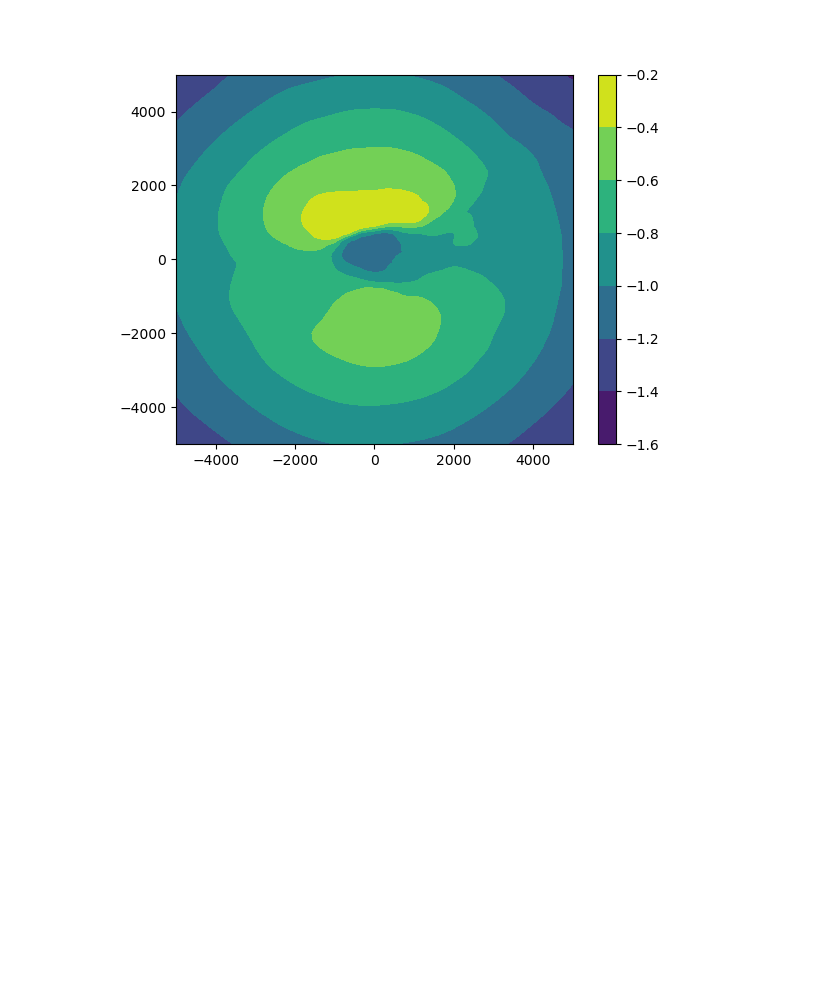
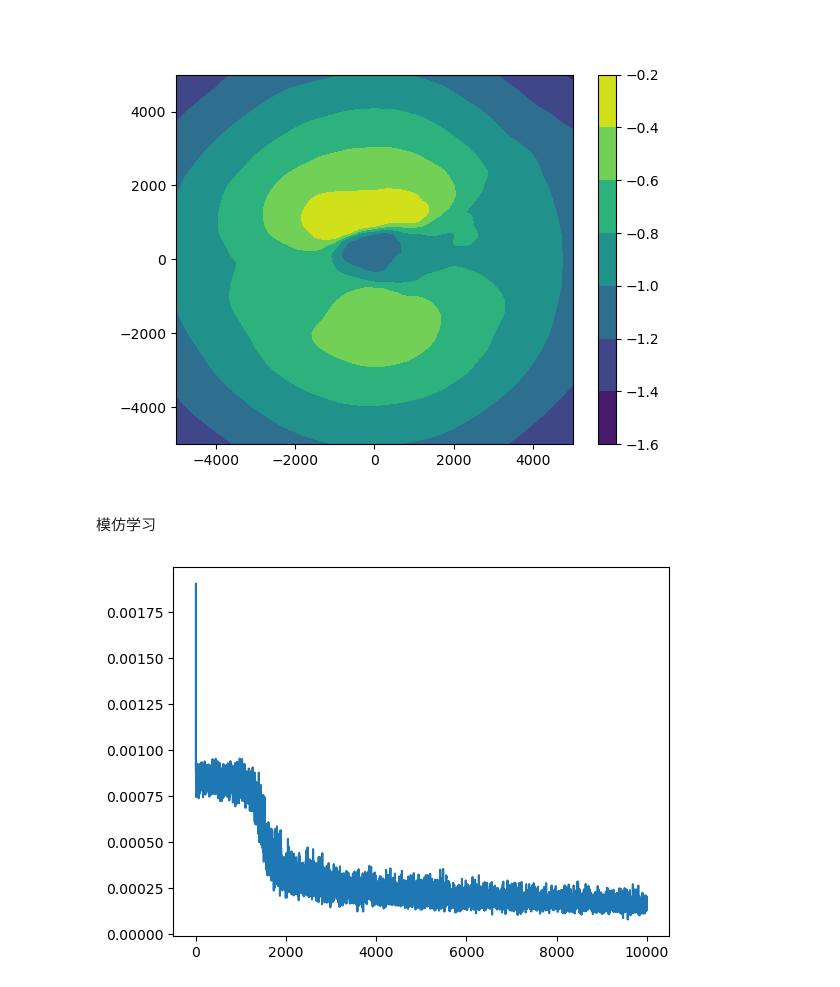
Before and after one commit to liziyao99/multi-debris-avoidance, a Jupyter notebook: quickStart.ipynb, the cells around one changed output. Cells and saved outputs as stored; diff of their text form; code cells hidden in the pictures; blank space fills up the shorter version.

```diff
--- a/quickStart.ipynb
+++ b/quickStart.ipynb
@@ -119,3 +121,28 @@ target = target.detach().cpu().numpy().flatten()
 _ = plt.scatter(target[axis[0]], target[axis[1]], c="r") # planner's output
 # %% [output]
 [figure]
+# %% [markdown]
+模仿学习
+# %%
+from env.propagators.hierarchicalPropagator import impulsePropagator
+import torch
+import numpy as np
+import matplotlib.pyplot as plt
+
+impulse_bound = 0.1
+prop = impulsePropagator(3, device="cuda", h1_step=30, h2_step=120,
+                         impulse_bound=impulse_bound, safe_dist=2000.)
+batch_size = 320
+max_loop = 15
+impulse_num = 20
+
+from agent.net import boundedFcNet, boundedLSTM
+upper_bounds = [ impulse_bound]*3
+lower_bounds = [-impulse_bound]*3
+actor = boundedFcNet(prop.obs_dim, 3, [512]*4,
+                     upper_bounds=upper_bounds,
+                     lower_bounds=lower_bounds).to("cuda")
+# actor = boundedLSTM(prop.obs_dim, 3, 128, 12, [512]*3,
+#                     upper_bounds=upper_bounds,
+#                     lower_bounds=lower_bounds).to("cuda")
+opt1 = torch.optim.Adam(actor.parameters(), lr=0.001)
@@ -121,0 +169,23 @@ _ = plt.scatter(target[axis[0]], target[axis[1]], c="r") # planner's output
+# %%
+from data.loader import npzLoader
+i = 1
+loader = npzLoader(f"../model/sv/data{i}.npz")
+feature, label = loader.torch(actor.device)
+# %%
+loss_list = []
+total = feature.shape[1]
+mini_batch = 64
+epoch = 10000
+for j in range(epoch):
+    idx = np.random.choice(total, mini_batch, replace=False)
+    obss = feature[:, idx].to(actor.device)
+    out = actor(obss)
+    loss = torch.nn.functional.mse_loss(label[:,idx].to(actor.device), out, reduction='mean')
+    opt1.zero_grad()
+    loss.backward()
+    opt1.step()
+    loss_list.append(loss.item())
+plt.plot(loss_list[:])
+plt.show()
+# %% [output]
+[figure, added]
```
Also changed, not shown: parts of 5 cells of this notebook, 3 other files.
